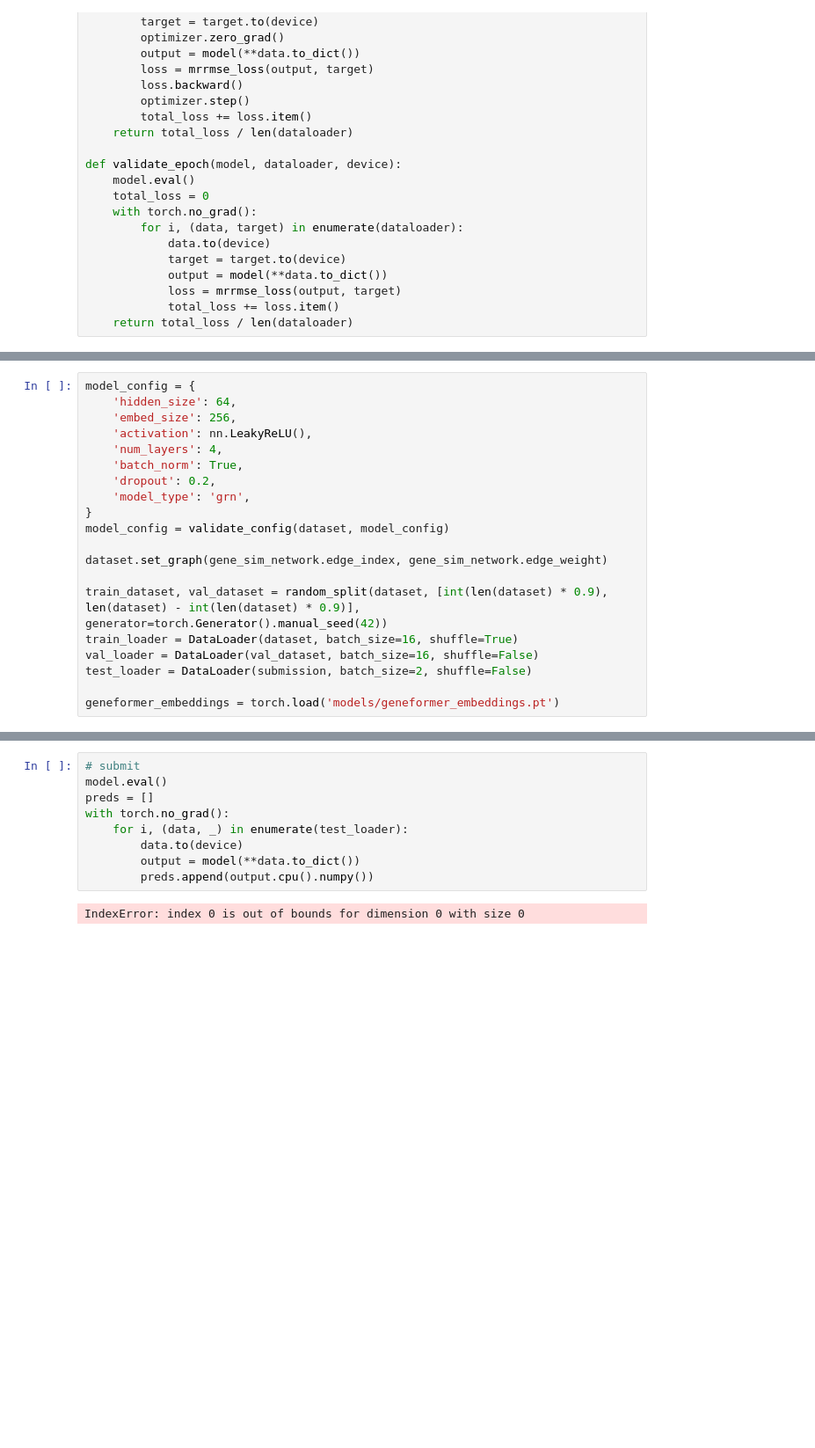
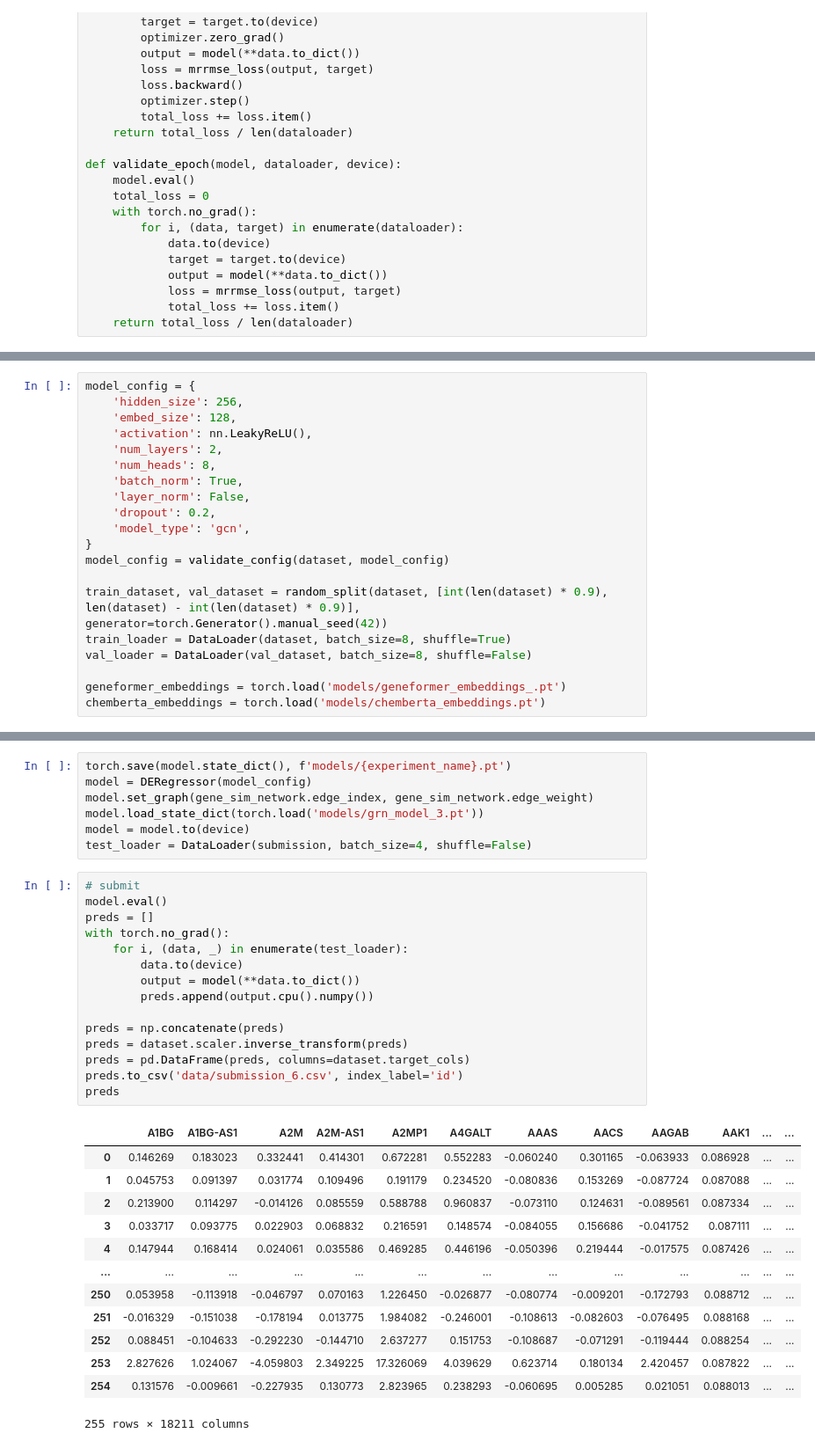
Before and after one commit to super-dainiu/kaggle-perturbation, a Jupyter notebook: notebooks/regression.ipynb, the cells around one changed output, grey strips where cells are left out. Shown: that part at 88% size. Drawn from its saved outputs; the diff is of its cells as text; blank space fills up the shorter version.

```diff
--- a/notebooks/regression.ipynb
+++ b/notebooks/regression.ipynb
@@ -345,21 +381,21 @@ Error:
 # %%
 model_config = {
-    'hidden_size': 64,
-    'embed_size': 256,
+    'hidden_size': 256,
+    'embed_size': 128,
     'activation': nn.LeakyReLU(),
-    'num_layers': 4,
+    'num_layers': 2,
+    'num_heads': 8,
     'batch_norm': True,
+    'layer_norm': False,
     'dropout': 0.2,
-    'model_type': 'grn',
+    'model_type': 'gcn',
 }
 model_config = validate_config(dataset, model_config)
 
-dataset.set_graph(gene_sim_network.edge_index, gene_sim_network.edge_weight)
+train_dataset, val_dataset = random_split(dataset, [int(len(dataset) * 0.9), len(dataset) - int(len(dataset) * 0.9)], generator=torch.Generator().manual_seed(42))
+train_loader = DataLoader(dataset, batch_size=8, shuffle=True)
+val_loader = DataLoader(val_dataset, batch_size=8, shuffle=False)
 
-train_dataset, val_dataset = random_split(dataset, [int(len(dataset) * 0.9), len(dataset) - int(len(dataset) * 0.9)], generator=torch.Generator().manual_seed(42))
-train_loader = DataLoader(dataset, batch_size=16, shuffle=True)
-val_loader = DataLoader(val_dataset, batch_size=16, shuffle=False)
-test_loader = DataLoader(submission, batch_size=2, shuffle=False)
-
-geneformer_embeddings = torch.load('models/geneformer_embeddings.pt')
+geneformer_embeddings = torch.load('models/geneformer_embeddings_.pt')
+chemberta_embeddings = torch.load('models/chemberta_embeddings.pt')
 # %%
@@ -386,11 +444,36 @@ KeyboardInterrupt:
+# %%
+torch.save(model.state_dict(), f'models/{experiment_name}.pt')
+model = DERegressor(model_config)
+model.set_graph(gene_sim_network.edge_index, gene_sim_network.edge_weight)
+model.load_state_dict(torch.load('models/grn_model_3.pt'))
+model = model.to(device)
+test_loader = DataLoader(submission, batch_size=4, shuffle=False)
 # %%
 # submit
 model.eval()
 preds = []
 with torch.no_grad():
     for i, (data, _) in enumerate(test_loader):
         data.to(device)
         output = model(**data.to_dict())
         preds.append(output.cpu().numpy())
+
+preds = np.concatenate(preds)
+preds = dataset.scaler.inverse_transform(preds)
+preds = pd.DataFrame(preds, columns=dataset.target_cols)
+preds.to_csv('data/submission_6.csv', index_label='id')
+preds
 # %% [output]
+|  | A1BG | A1BG-AS1 | A2M | A2M-AS1 | A2MP1 | A4GALT | AAAS | AACS | AAGAB | AAK1 | ... | ... |
+| 0 | 0.146269 | 0.183023 | 0.332441 | 0.414301 | 0.672281 | 0.552283 | -0.060240 | 0.301165 | -0.063933 | 0.086928 | ... | ... |
+| 1 | 0.045753 | 0.091397 | 0.031774 | 0.109496 | 0.191179 | 0.234520 | -0.080836 | 0.153269 | -0.087724 | 0.087088 | ... | ... |
+| 2 | 0.213900 | 0.114297 | -0.014126 | 0.085559 | 0.588788 | 0.960837 | -0.073110 | 0.124631 | -0.089561 | 0.087334 | ... | ... |
+| 3 | 0.033717 | 0.093775 | 0.022903 | 0.068832 | 0.216591 | 0.148574 | -0.084055 | 0.156686 | -0.041752 | 0.087111 | ... | ... |
+| 4 | 0.147944 | 0.168414 | 0.024061 | 0.035586 | 0.469285 | 0.446196 | -0.050396 | 0.219444 | -0.017575 | 0.087426 | ... | ... |
+| ... | ... | ... | ... | ... | ... | ... | ... | ... | ... | ... | ... | ... |
+| 250 | 0.053958 | -0.113918 | -0.046797 | 0.070163 | 1.226450 | -0.026877 | -0.080774 | -0.009201 | -0.172793 | 0.088712 | ... | ... |
+| 251 | -0.016329 | -0.151038 | -0.178194 | 0.013775 | 1.984082 | -0.246001 | -0.108613 | -0.082603 | -0.076495 | 0.088168 | ... | ... |
+| 252 | 0.088451 | -0.104633 | -0.292230 | -0.144710 | 2.637277 | 0.151753 | -0.108687 | -0.071291 | -0.119444 | 0.088254 | ... | ... |
+| 253 | 2.827626 | 1.024067 | -4.059803 | 2.349225 | 17.326069 | 4.039629 | 0.623714 | 0.180134 | 2.420457 | 0.087822 | ... | ... |
+| 254 | 0.131576 | -0.009661 | -0.227935 | 0.130773 | 2.823965 | 0.238293 | -0.060695 | 0.005285 | 0.021051 | 0.088013 | ... | ... |
-IndexError: index 0 is out of bounds for dimension 0 with size 0
+255 rows × 18211 columns
```
Also changed, not shown: parts of 11 cells of this notebook, 6 other files.
